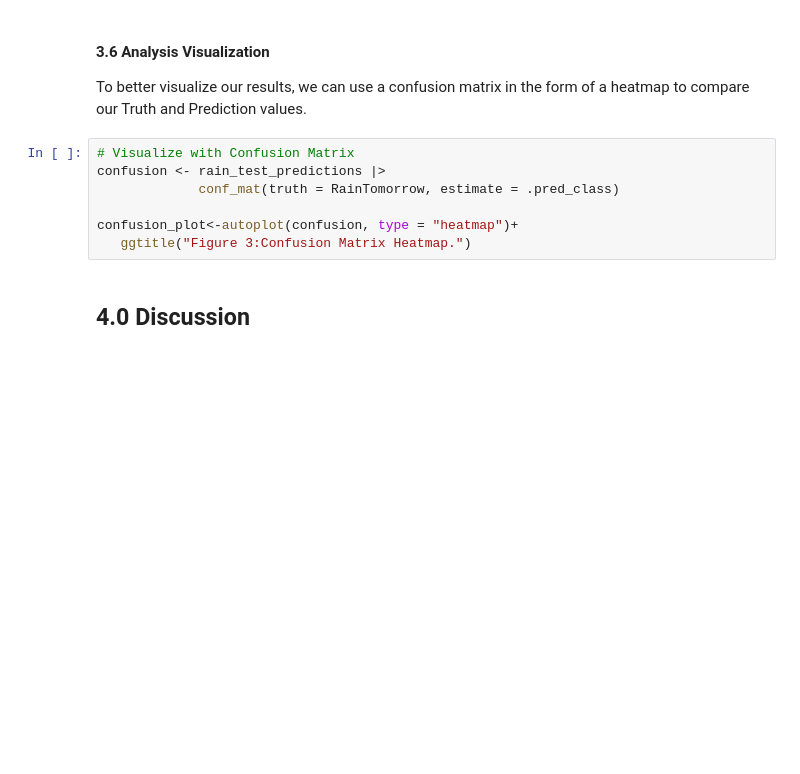
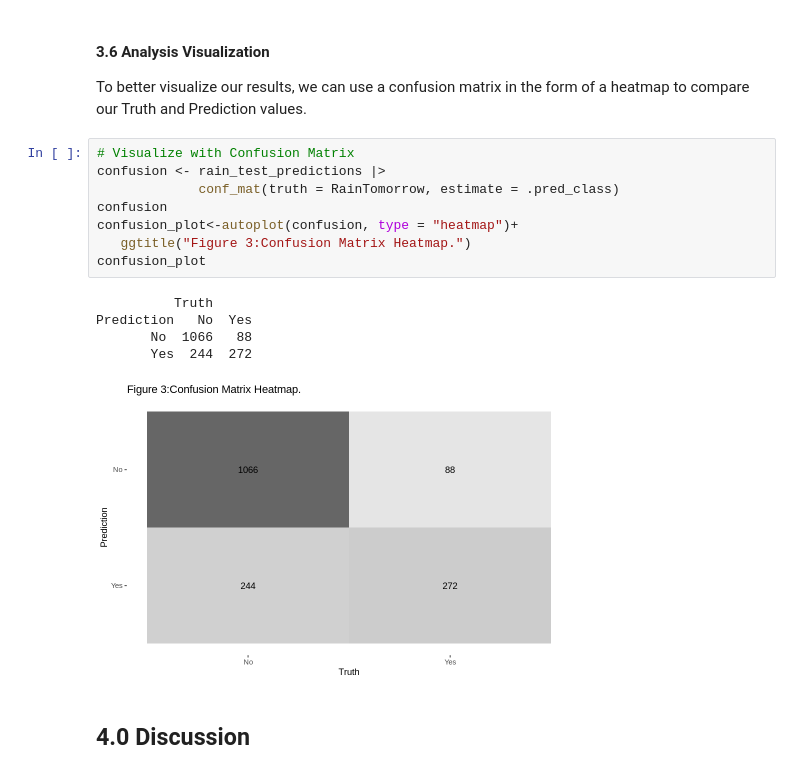
Before and after one commit to tqmemon/australia-rainfall-prediction, a Jupyter notebook: GroupReport.ipynb, the cells around one changed output. Saved outputs shown, nothing was run; the diff lists cells and outputs as text; blank space fills up the shorter version.

```diff
--- a/GroupReport.ipynb
+++ b/GroupReport.ipynb
@@ -399,10 +400,17 @@ To better visualize our results, we can use a confusion matrix in the form of a
 # %%
 # Visualize with Confusion Matrix
 confusion <- rain_test_predictions |>
              conf_mat(truth = RainTomorrow, estimate = .pred_class)
-
+confusion
 confusion_plot<-autoplot(confusion, type = "heatmap")+
    ggtitle("Figure 3:Confusion Matrix Heatmap.")
+confusion_plot
+# %% [output]
+          Truth
+Prediction   No  Yes
+       No  1066   88
+       Yes  244  272
+[figure, added]
 # %% [markdown]
 ## 4.0 Discussion
 # %% [markdown]
```
Also changed, not shown: parts of 3 cells of this notebook.
